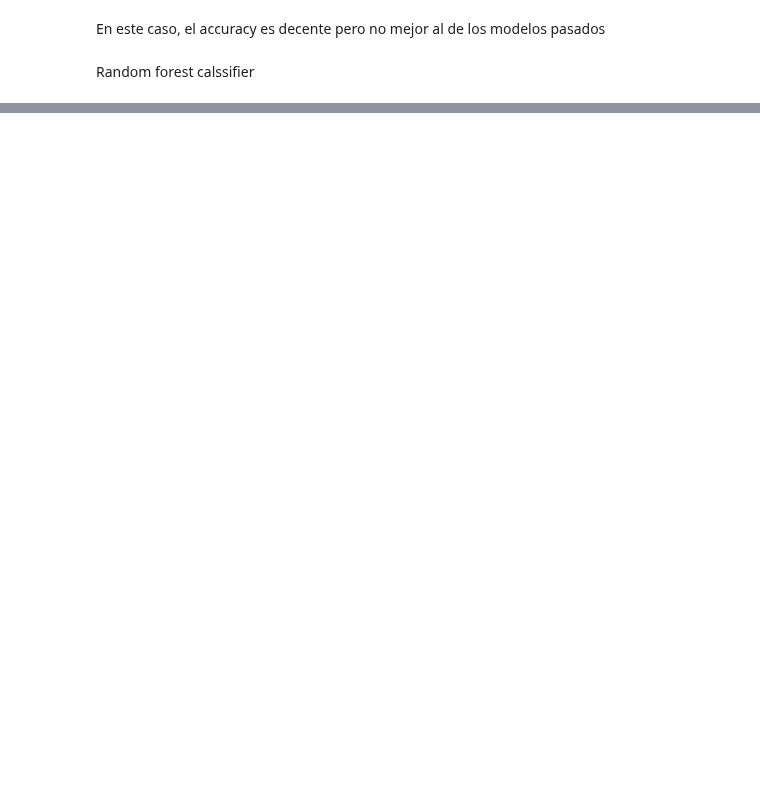
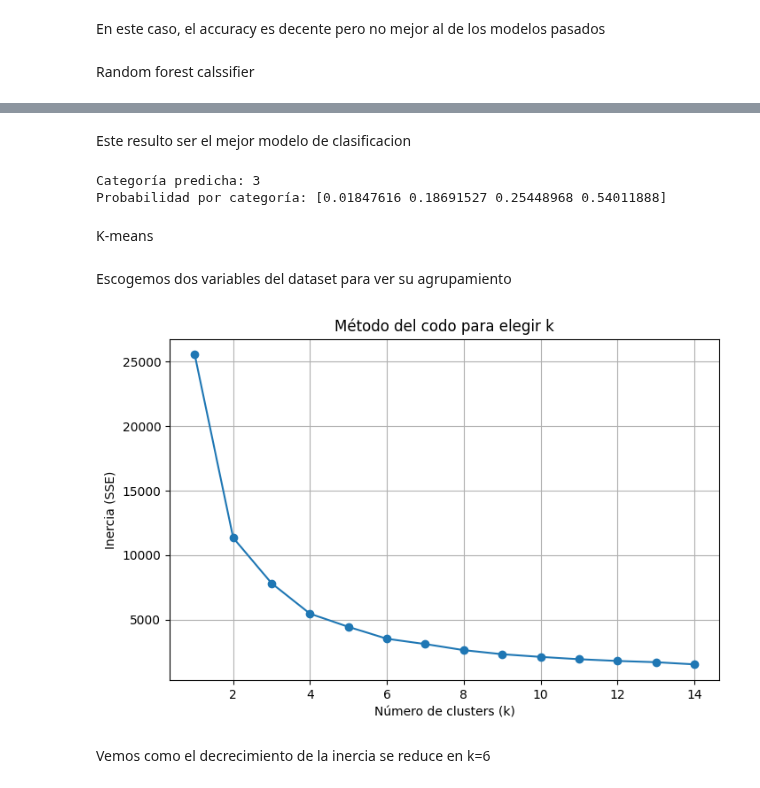
Before and after one commit to RedLakes17/Proyectos, a Jupyter notebook: ProyectoFinal.ipynb, the cells around one changed output, grey strips where cells are left out. Drawn from its saved outputs; the diff is of its cells as text; code cells hidden in the pictures; blank space fills up the shorter version.

```diff
--- a/ProyectoFinal.ipynb
+++ b/ProyectoFinal.ipynb
@@ -870,0 +916,80 @@ weighted avg       0.65      0.65      0.65      4032
+# %% [markdown]
+Este resulto ser el mejor modelo de clasificacion
+# %%
+#Veamos como predice un nuevo regitro usando el lugar donde habito
+nuevo_registro = {
+    "d_currency": 0,
+    "c_surface_total_in_m2": 150,
+    "c_surface_covered_in_m2": 210,
+    "c_latitud": 19.3913212,
+    "c_longitud": -99.1451146,
+
+    #property_type
+    "s_property_type_apartment": False,
+    "s_property_type_house": True,
+    "s_property_type_store": False,
+
+    #places(delegacion)
+    "s_places_Azcapotzalco": False,
+    "s_places_BenitoJuarez": True,
+    "s_places_Coyoacan": False,
+    "s_places_Cuajimalpa": False,
+    "s_places_Cuauhtemoc": False,
+    "s_places_GustavoAMadero": False,
+    "s_places_Iztacalco": False,
+    "s_places_Iztapalapa": False,
+    "s_places_MagdalenaContreras": False,
+    "s_places_MiguelHidalgo": False,
+    "s_places_MilpaAlta": False,
+    "s_places_Tlahuac": False,
+    "s_places_Tlalpan": False,
+    "s_places_VenustianoCarranza": False,
+    "s_places_Xochimilco": False
+}
+
+#convertimos el diccionario a DataFrame
+nuevo_df = pd.DataFrame([nuevo_registro])
+
+#hacemos la predicción
+prediccion = model_rf.predict(nuevo_df)[0]
+probabilidades = model_rf.predict_proba(nuevo_df)[0]
+
+print("Categoría predicha:", prediccion)
+print("Probabilidad por categoría:", probabilidades)
+# %% [output]
+Categoría predicha: 3
+Probabilidad por categoría: [0.01847616 0.18691527 0.25448968 0.54011888]
+# %% [markdown]
+K-means
+# %%
+#Primero, escalamos los datos de entrenamiento
+x = data[['c_surface_covered_in_m2', 'c_price_aprox_local_currency']]
+scaler = StandardScaler()
+x_scaled = scaler.fit_transform(x)
+# %% [markdown]
+Escogemos dos variables del dataset para ver su agrupamiento
+# %%
+#Usamos el metodo del codo
+from sklearn.cluster import KMeans
+import matplotlib.pyplot as plt
+
+inertias = []
+K = range(1, 15)  #Jugamos con el rango del numero de klusters
+
+for k in K:
+    kmeans = KMeans(n_clusters=k, random_state=42)
+    kmeans.fit(x_scaled)
+    inertias.append(kmeans.inertia_)
+
+#Graficamos
+plt.figure(figsize=(8,5))
+plt.plot(K, inertias, marker='o')
+plt.xlabel('Número de clusters (k)')
+plt.ylabel('Inercia (SSE)')
+plt.title('Método del codo para elegir k')
+plt.grid(True)
+plt.show()
+# %% [output]
+[figure, added]
+# %% [markdown]
+Vemos como el decrecimiento de la inercia se reduce en k=6
```
Also changed, not shown: parts of 38 cells of this notebook, 8 other files.
